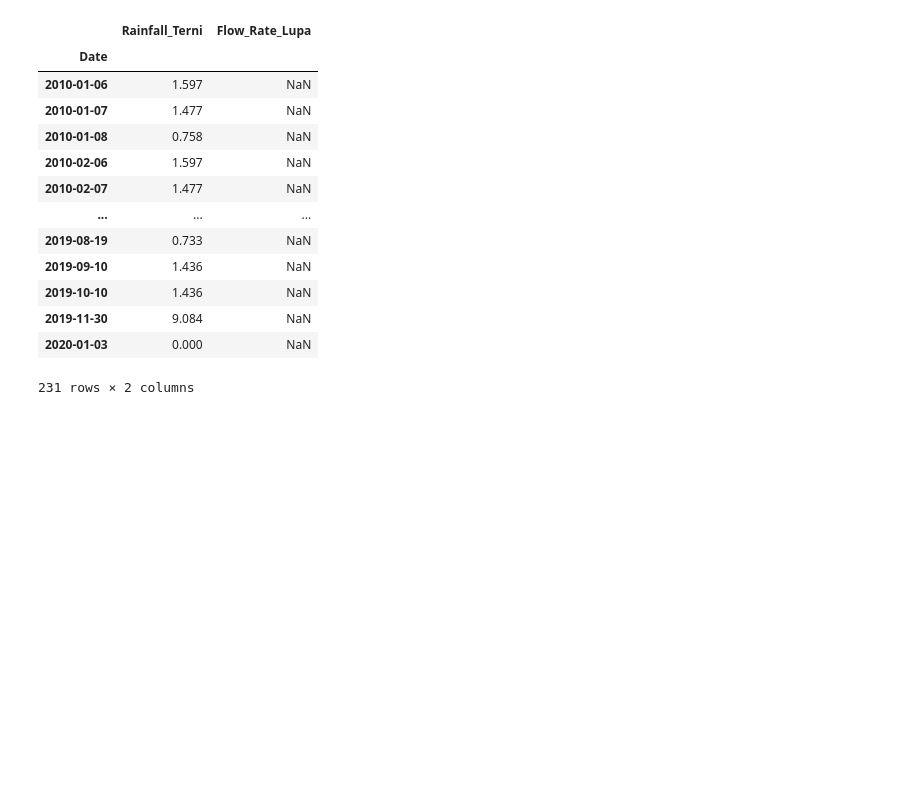
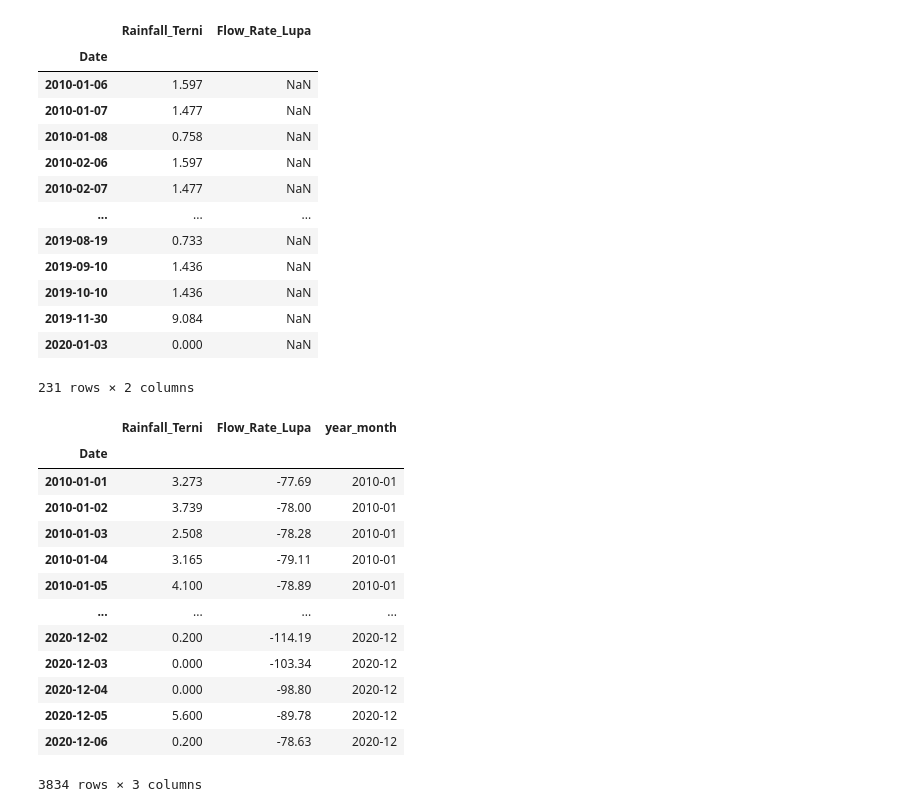
Before and after one commit to datastraine/kaggle, a Jupyter notebook: AceaSmart_Water_Analytics/acea-comp-explore.ipynb, the cells around one changed output. Drawn from its saved outputs; the diff is of its cells as text; code cells hidden in the pictures; blank space fills up the shorter version.

Commit message:
inputes flow rate missing values with the missing month's avg flow value

```diff
--- a/AceaSmart_Water_Analytics/acea-comp-explore.ipynb
+++ b/AceaSmart_Water_Analytics/acea-comp-explore.ipynb
@@ -141,3 +141,41 @@ Water_Spring_Lupa[Water_Spring_Lupa['Flow_Rate_Lupa'].isnull()]
 | 2019-11-30 | 9.084 | NaN |
 | 2020-01-03 | 0.000 | NaN |
 231 rows × 2 columns
+# %%
+# For the time being, I will inpute null values with the monthly mean for each month with null values
+
+# Create a year_month columns
+Water_Spring_Lupa['year_month'] = Water_Spring_Lupa.index.strftime('%Y-%m')
+# Reset the index in order to keep the date column after merging
+Water_Spring_Lupa = Water_Spring_Lupa.reset_index()
+
+# Create an avg_flow DF that groups by the year_month column to get the avg monthly flow rate
+avg_flow = Water_Spring_Lupa[['Flow_Rate_Lupa', 'year_month']].groupby('year_month').mean()
+avg_flow.columns = ['avg_flow']
+
+# Take the original Water_Spring_Lupa DF and merge it with the avg_flow on the year_month column to pair the avg_flow with each date
+Water_Spring_Lupa = Water_Spring_Lupa.merge(avg_flow, how='left', on='year_month')
+# Set the index back to date
+Water_Spring_Lupa = Water_Spring_Lupa.set_index('Date')
+# Use np.where function to replace
+Water_Spring_Lupa['Flow_Rate_Lupa'] = np.where(Water_Spring_Lupa['Flow_Rate_Lupa'].isnull(),
+                                               Water_Spring_Lupa['avg_flow'], Water_Spring_Lupa['Flow_Rate_Lupa'])
+
+#Drop avg_flow column
+Water_Spring_Lupa.drop(columns=['avg_flow'], inplace=True)
+Water_Spring_Lupa
+# %% [output]
+|  | Rainfall_Terni | Flow_Rate_Lupa | year_month |
+| Date |  |  |  |
+| 2010-01-01 | 3.273 | -77.69 | 2010-01 |
+| 2010-01-02 | 3.739 | -78.00 | 2010-01 |
+| 2010-01-03 | 2.508 | -78.28 | 2010-01 |
+| 2010-01-04 | 3.165 | -79.11 | 2010-01 |
+| 2010-01-05 | 4.100 | -78.89 | 2010-01 |
+| ... | ... | ... | ... |
+| 2020-12-02 | 0.200 | -114.19 | 2020-12 |
+| 2020-12-03 | 0.000 | -103.34 | 2020-12 |
+| 2020-12-04 | 0.000 | -98.80 | 2020-12 |
+| 2020-12-05 | 5.600 | -89.78 | 2020-12 |
+| 2020-12-06 | 0.200 | -78.63 | 2020-12 |
+3834 rows × 3 columns
```
Also changed, not shown: parts of 1 cell of this notebook.
